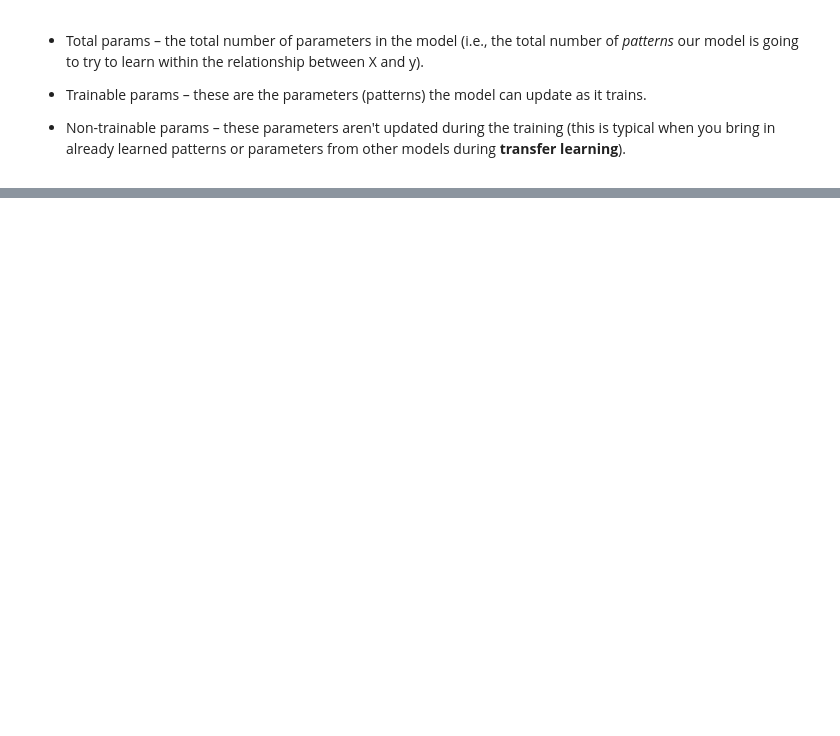
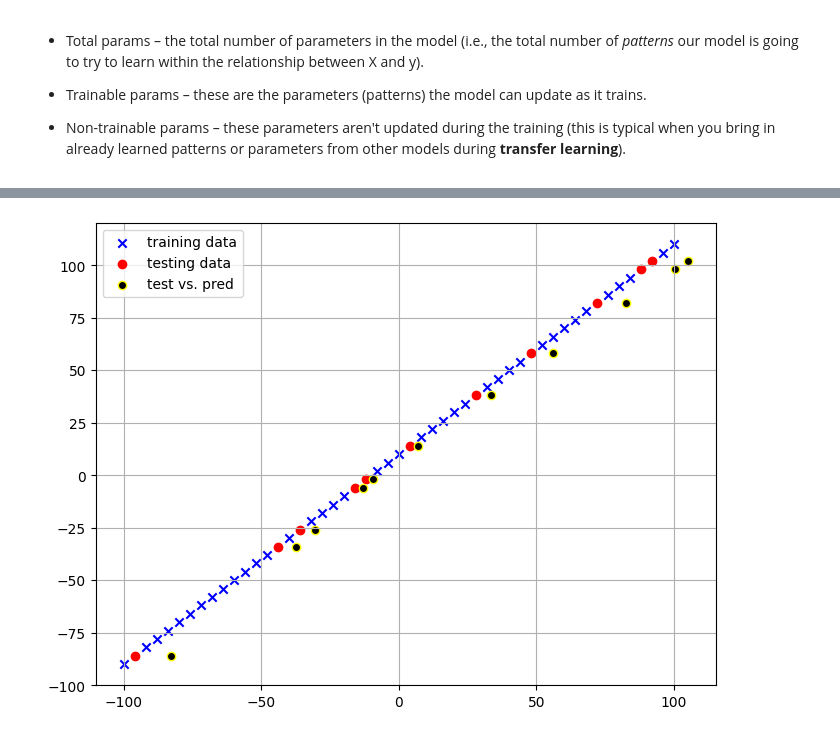
Before and after one commit to HerraKaava/tensorflow, a Jupyter notebook: NN-Regression/Basic_modelling.ipynb, the cells around one changed output, grey strips where cells are left out. Drawn from its saved outputs; the diff is of its cells as text; code cells hidden in the pictures; blank space fills up the shorter version.

```diff
--- a/NN-Regression/Basic_modelling.ipynb
+++ b/NN-Regression/Basic_modelling.ipynb
@@ -422,0 +474,4 @@ _________________________________________________________________
+# %%
+# Make predictions using the X_test set
+y_pred = model.predict(X_test, verbose=False)
+y_pred.shape
@@ -422,0 +507,22 @@ _________________________________________________________________
+# %%
+def plot_predictions(X_train, y_train, X_test, y_test, y_pred):
+    """
+    Plots training data, testing data, and compares predictions to the true labels.
+    """
+    plt.figure(figsize=(8,6), dpi=100)
+
+    # Plot training data
+    plt.scatter(X_train, y_train, c='b', marker='x', label='training data')
+
+    # Plot testing data
+    plt.scatter(X_test, y_test, c='r', marker='o', label='testing data')
+
+    # Plot predictions vs true labels
+    plt.scatter(y_pred, y_test, c='black', edgecolor='yellow', label='test vs. pred')
+
+    plt.grid(True)
+    plt.legend();
+# %%
+plot_predictions(X_train, y_train, X_test, y_test, y_pred)
+# %% [output]
+[figure, added]
```
Also changed, not shown: parts of 25 cells of this notebook.
